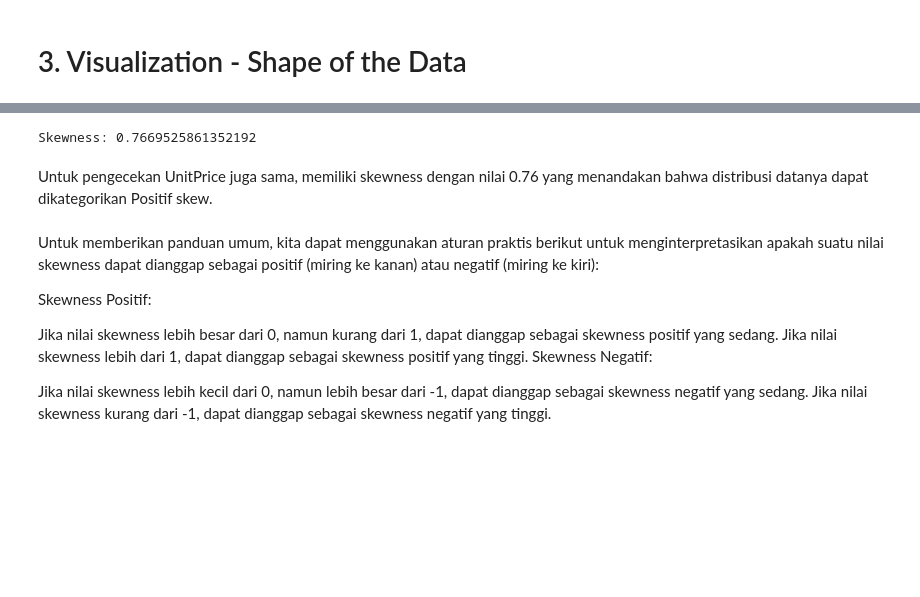
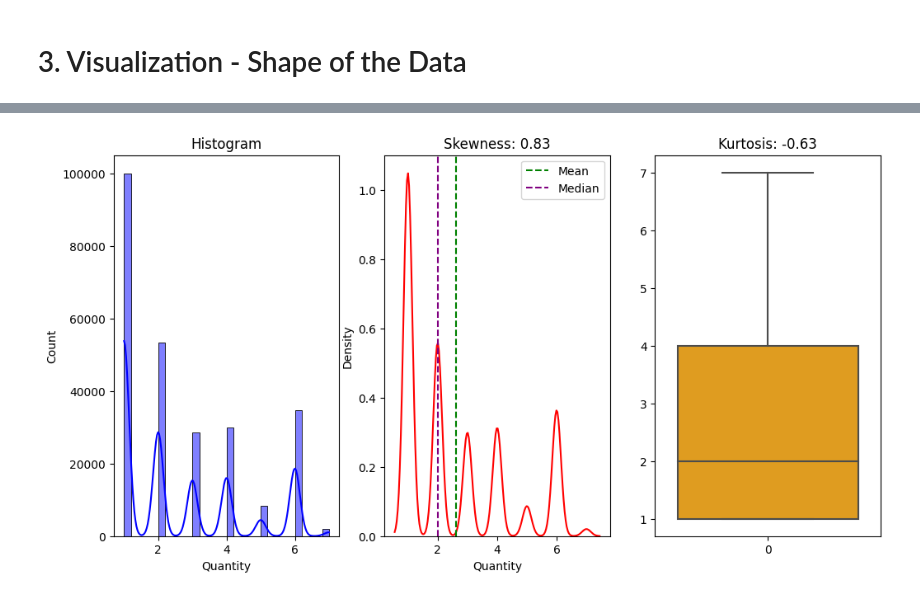
Before and after one commit to sandys-ss/descriptive-statistic, a Jupyter notebook: descriptive.ipynb, the cells around one changed output, grey strips where cells are left out. Cells and saved outputs as stored; diff of their text form; code cells hidden in the pictures; blank space fills up the shorter version.

```diff
--- a/descriptive.ipynb
+++ b/descriptive.ipynb
@@ -471,19 +462,25 @@ No artists with labels found to put in legend.  Note that artists whose label st
-# %%
-skewness_value = skew(data_cleans['UnitPrice'])
-print("Skewness:", skewness_value)
-# %% [output]
-Skewness: 0.7669525861352192
-# %% [markdown]
-Untuk pengecekan UnitPrice juga sama, memiliki skewness dengan nilai 0.76 yang menandakan bahwa distribusi datanya dapat dikategorikan Positif skew.
-# %% [markdown]
-
-Untuk memberikan panduan umum, kita dapat menggunakan aturan praktis berikut untuk menginterpretasikan apakah suatu nilai skewness dapat dianggap sebagai positif (miring ke kanan) atau negatif (miring ke kiri):
-
-Skewness Positif:
-
-Jika nilai skewness lebih besar dari 0, namun kurang dari 1, dapat dianggap sebagai skewness positif yang sedang.
-Jika nilai skewness lebih dari 1, dapat dianggap sebagai skewness positif yang tinggi.
-Skewness Negatif:
-
-Jika nilai skewness lebih kecil dari 0, namun lebih besar dari -1, dapat dianggap sebagai skewness negatif yang sedang.
-Jika nilai skewness kurang dari -1, dapat dianggap sebagai skewness negatif yang tinggi.
+# %%
+# Visualisasi Histogram
+plt.figure(figsize=(12, 6))
+
+# Histogram
+plt.subplot(1, 3, 1)
+sns.histplot(data_cleans['Quantity'], bins=30, kde=True, color='blue')
+plt.title('Histogram')
+
+# Skewness
+plt.subplot(1, 3, 2)
+sns.kdeplot(data_cleans['Quantity'], color='red')
+plt.axvline(data_cleans['Quantity'].mean(), color='green', linestyle='--', label='Mean')
+plt.axvline(data_cleans['Quantity'].median(), color='purple', linestyle='--', label='Median')
+plt.title(f'Skewness: {skew(data_cleans["Quantity"]):.2f}')
+plt.legend()
+
+# Kurtosis
+plt.subplot(1, 3, 3)
+sns.boxplot(data_cleans['Quantity'], color='orange')
+plt.title(f'Kurtosis: {kurtosis(data_cleans["Quantity"]):.2f}')
+
+plt.show()
+# %% [output]
+[figure, added]
```
Also changed, not shown: parts of 10 cells of this notebook, 7 other files.
